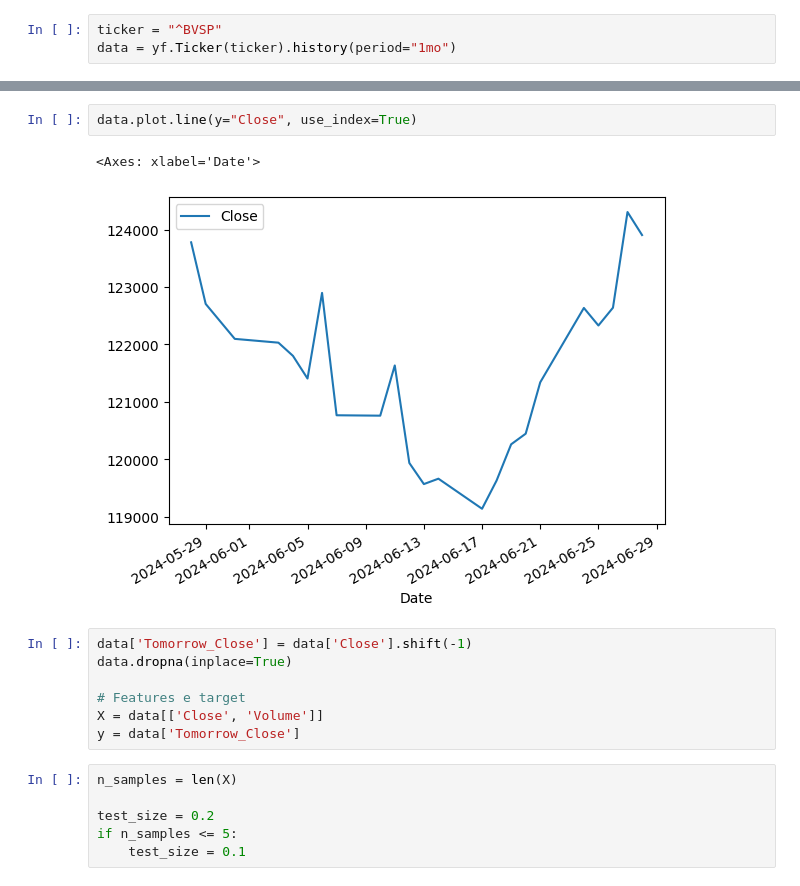
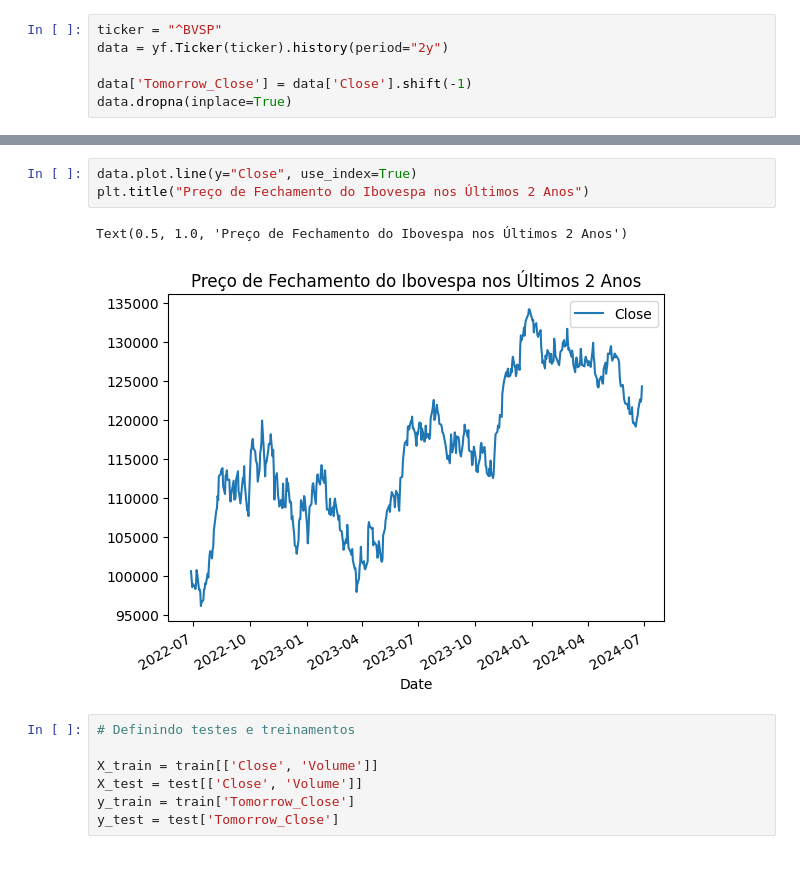
Before and after one commit to rodriguesarrais/ia-mercado-financeiro, a Jupyter notebook: src/stock_market_request.ipynb, the cells around one changed output, grey strips where cells are left out. Cells and saved outputs as stored; diff of their text form.

Commit message:
feat: change dataset time gap && modify train_test logic && apply some rating criteria

```diff
--- a/src/stock_market_request.ipynb
+++ b/src/stock_market_request.ipynb
@@ -9,4 +8,7 @@ from sklearn.metrics import mean_absolute_error, r2_score
 import matplotlib.pyplot as plt
 # %%
 ticker = "^BVSP"
-data = yf.Ticker(ticker).history(period="1mo")
+data = yf.Ticker(ticker).history(period="2y")
+
+data['Tomorrow_Close'] = data['Close'].shift(-1)
+data.dropna(inplace=True)
@@ -13,19 +40,14 @@ data = yf.Ticker(ticker).history(period="1mo")
 # %%
 data.plot.line(y="Close", use_index=True)
+plt.title("Preço de Fechamento do Ibovespa nos Últimos 2 Anos")
 # %% [output]
-<Axes: xlabel='Date'>
+Text(0.5, 1.0, 'Preço de Fechamento do Ibovespa nos Últimos 2 Anos')
-[figure, old version]
+[figure, new version]
 # %%
-data['Tomorrow_Close'] = data['Close'].shift(-1)
-data.dropna(inplace=True)
+# Definindo testes e treinamentos
 
-# Features e target
-X = data[['Close', 'Volume']]
-y = data['Tomorrow_Close']
+X_train = train[['Close', 'Volume']]
+X_test = test[['Close', 'Volume']]
+y_train = train['Tomorrow_Close']
+y_test = test['Tomorrow_Close']
-# %%
-n_samples = len(X)
-
-test_size = 0.2
-if n_samples <= 5:
-    test_size = 0.1
 # %%
```
Also changed, not shown: parts of 9 cells of this notebook.
